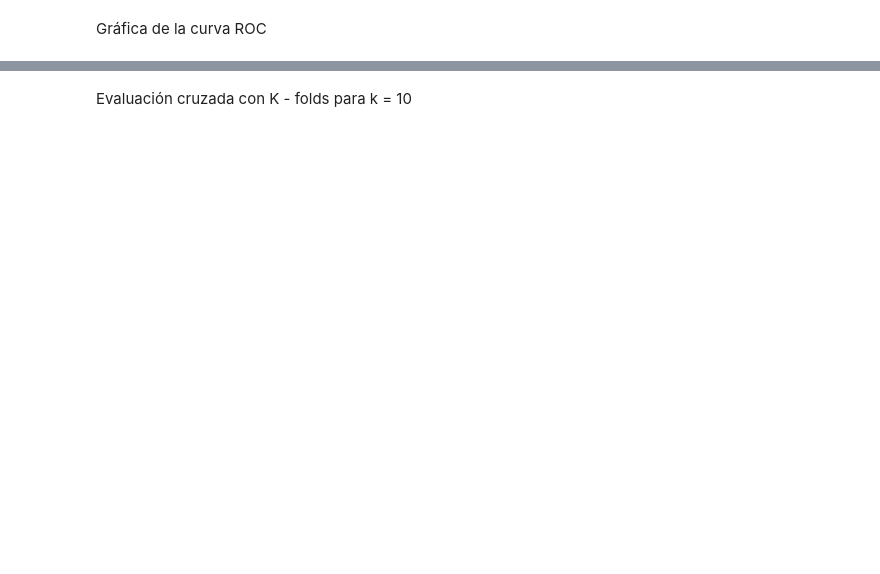
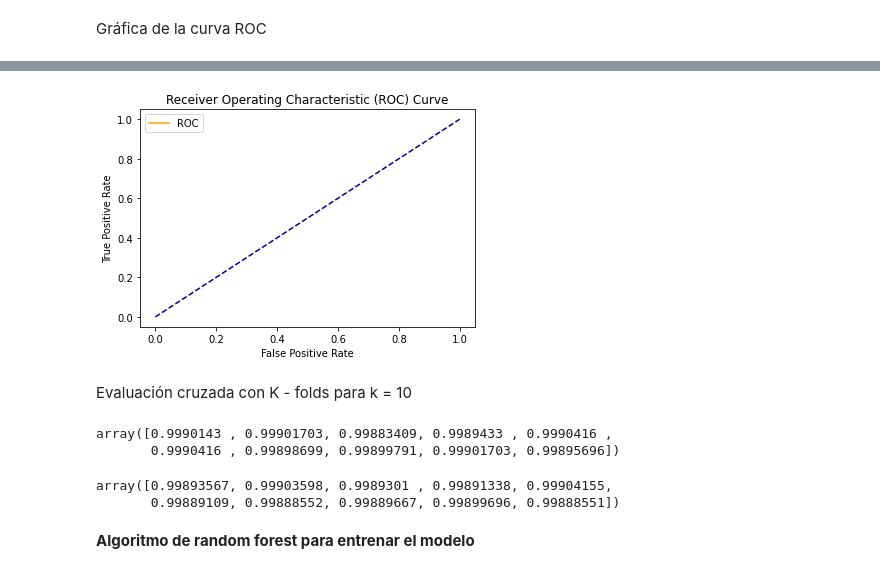
Before and after one commit to jdvalenzuelah/CC3094, a Jupyter notebook: proyecto01/DataProcessing.ipynb, the cells around one changed output, grey strips where cells are left out. Drawn from its saved outputs; the diff is of its cells as text; code cells hidden in the pictures; blank space fills up the shorter version.

Commit message:
add models

```diff
--- a/proyecto01/DataProcessing.ipynb
+++ b/proyecto01/DataProcessing.ipynb
@@ -343,2 +385,9 @@ roc_auc["micro"] = auc(fpr["micro"], tpr["micro"])
+# %%
+probs = dtc.predict_proba(feature_validation)
+probs = probs[:, 1]
+fper, tper, thresholds = roc_curve(target_validation, probs, pos_label=4)
+plot_roc_curve(fper, tper)
+# %% [output]
+[figure, added]
 # %% [markdown]
 Evaluación cruzada con K - folds para k = 10
@@ -344,0 +396,12 @@ Evaluación cruzada con K - folds para k = 10
+# %%
+cross_val_score(dtc, feature_test, target_test, cv=10)
+# %% [output]
+array([0.9990143 , 0.99901703, 0.99883409, 0.9989433 , 0.9990416 ,
+       0.9990416 , 0.99898699, 0.99899791, 0.99901703, 0.99895696])
+# %%
+cross_val_score(dtc, feature_validation, target_validation, cv=10)
+# %% [output]
+array([0.99893567, 0.99903598, 0.9989301 , 0.99891338, 0.99904155,
+       0.99889109, 0.99888552, 0.99889667, 0.99899696, 0.99888551])
+# %% [markdown]
+**Algoritmo de random forest para entrenar el modelo**
```
Also changed, not shown: parts of 37 cells of this notebook.
